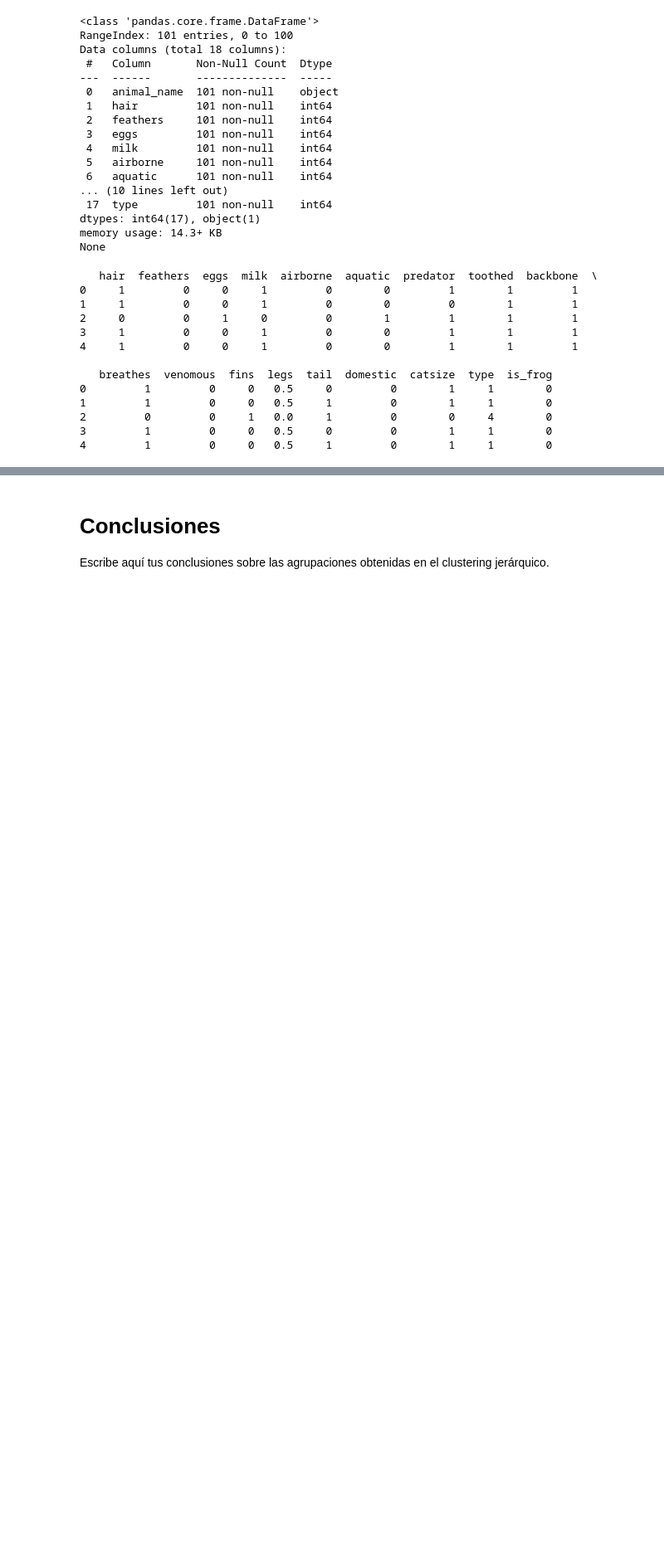
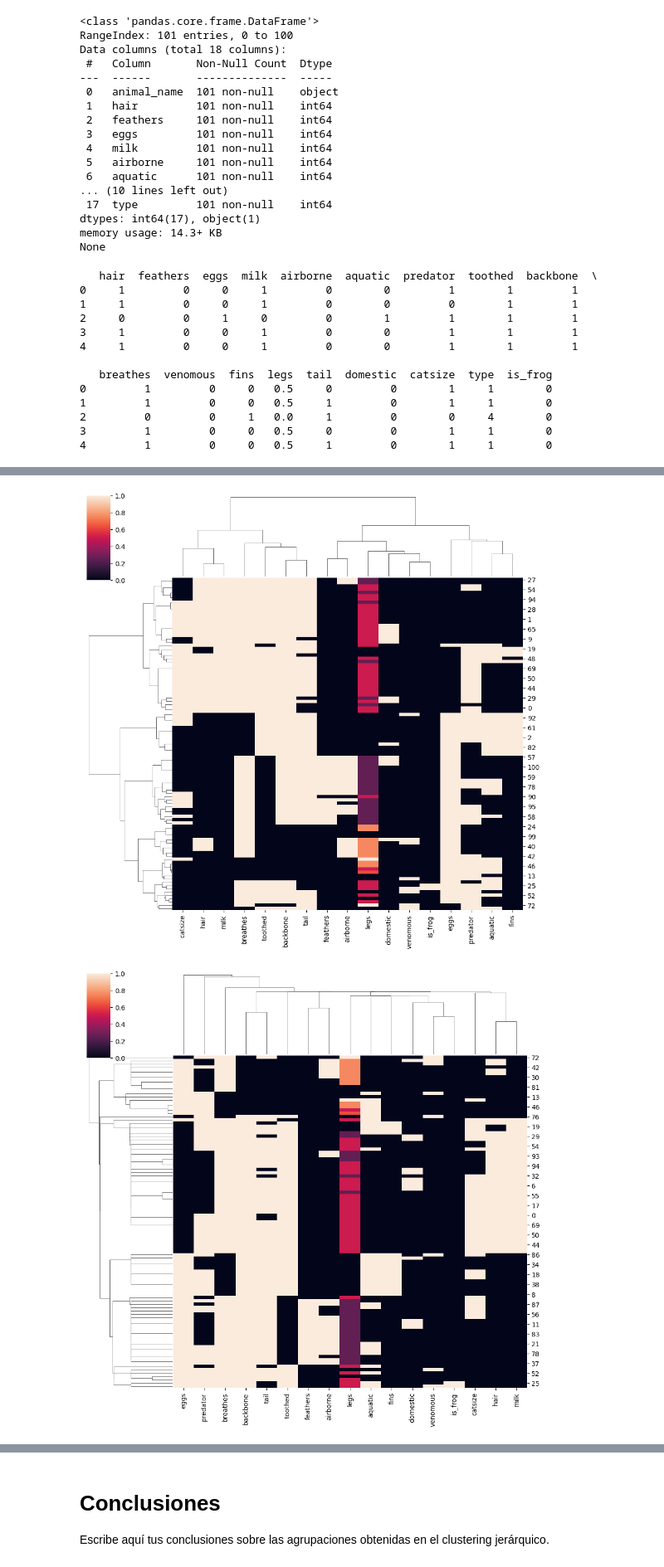
Before and after one commit to Mrldmz/MachineLearning, a Jupyter notebook: S13 - Hierarchical Clustering/Notebook_Tarea_Zoo_Clustering.ipynb, the cells around one changed output, grey strips where cells are left out. Shown at 83% size. Cells and saved outputs as stored; diff of their text form; code cells hidden in the pictures; blank space fills up the shorter version.

```diff
--- a/S13 - Hierarchical Clustering/Notebook_Tarea_Zoo_Clustering.ipynb
+++ b/S13 - Hierarchical Clustering/Notebook_Tarea_Zoo_Clustering.ipynb
@@ -97,0 +123,24 @@ print(zoo_data_encoded.head())
+# %%
+# Paso 4: Heatmap
+
+# Crear dataframe de los datos para el clustermap
+df = zoo_data_encoded.drop(columns=['type'])
+
+# Linkage: Ward
+sns.clustermap(df, metric="euclidean", standard_scale=1, method="ward")
+plt.show()
+
+# Linkage: Mínimo
+sns.clustermap(df, metric="euclidean", standard_scale=1, method="single")
+plt.show()
+
+# Linkage: Promedio
+sns.clustermap(df, metric="euclidean", standard_scale=1, method="average")
+plt.show()
+
+# Linkage: Máximo
+sns.clustermap(df, metric="euclidean", standard_scale=1, method="complete")
+plt.show()
+# %% [output]
+[figure, added]
+[figure, added]
```
Also changed, not shown: parts of 11 cells of this notebook, 1 other file.
